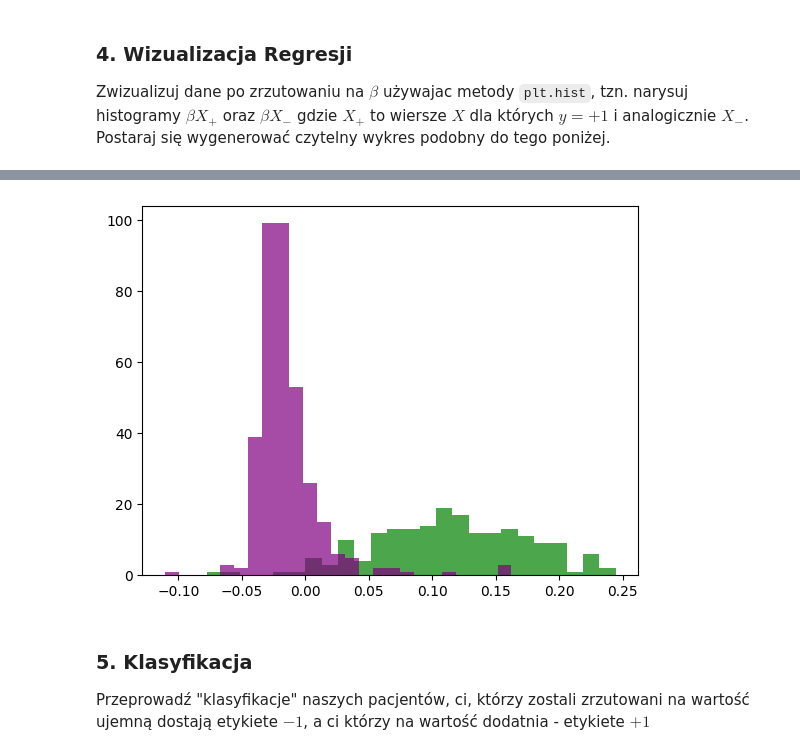
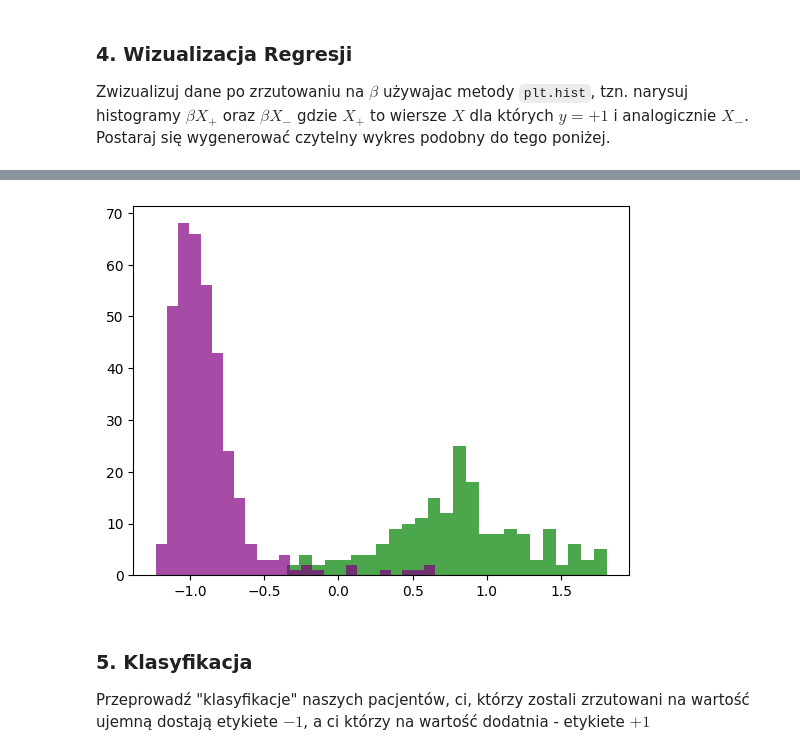
Before and after one commit to xFloly/effective_python, a Jupyter notebook: lab13.ipynb, the cells around one changed output, grey strips where cells are left out. Saved outputs shown, nothing was run; the diff lists cells and outputs as text; code cells hidden in the pictures.

```diff
--- a/lab13.ipynb
+++ b/lab13.ipynb
@@ -97,3 +77,6 @@ beta = np.linalg.inv(X.T @ X)@X.T@y
+# %%
+X_b = np.c_[np.ones((X.shape[0], 1)), X]
+beta = np.linalg.inv(X_b.T @ X_b)@X_b.T@y
 # %% [markdown]
 ### 4. Wizualizacja Regresji
 
@@ -102,19 +85,19 @@ $\beta X_-$ gdzie $X_+$ to wiersze $X$ dla których $y=+1$ i analogicznie $X_-$.
 # %% [markdown]
 <img src="lab13_files/lr1.png">
 # %%
-X_p = X_scaled[y==1]
-X_m = X_scaled[y==-1]
+X_p = X_b[y==1]
+X_m = X_b[y==-1]
 
 beta_X_p = np.dot(X_p, beta)
 beta_X_m = np.dot(X_m, beta)
 
 plt.hist(beta_X_p, bins=25, alpha=0.7, label=r'beta X+', color="green")
 plt.hist(beta_X_m, bins=25, alpha=0.7, label=r'beta X-', color="purple")
 
 
 plt.show()
 # %% [output]
-[figure, old version]
+[figure, new version]
 # %% [markdown]
 ### 5. Klasyfikacja
 
```
Also changed, not shown: parts of 12 cells of this notebook.
